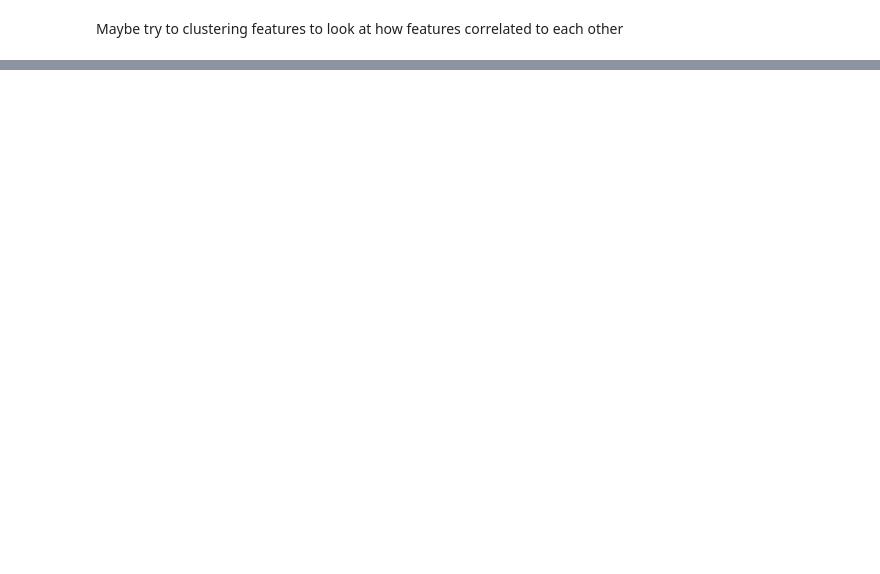
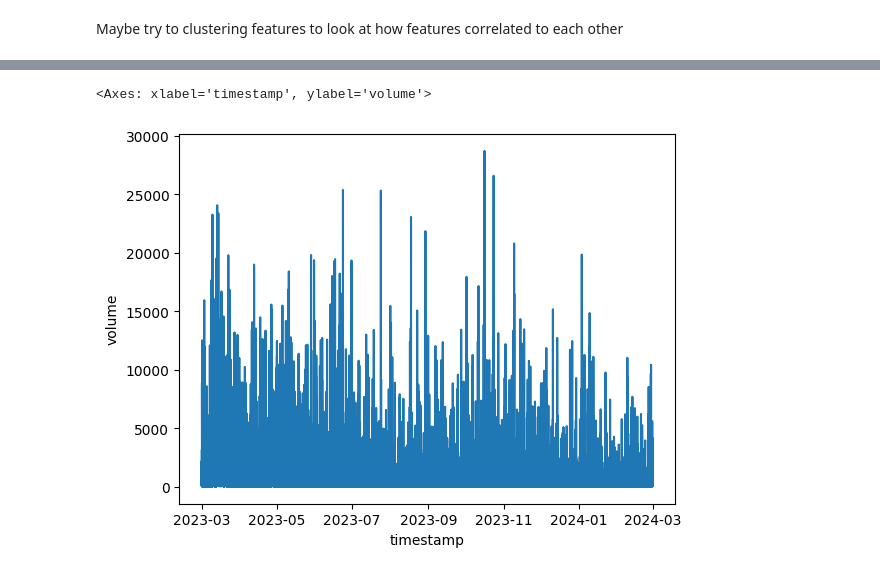
Before and after one commit to justpqa/drw-crypto-market-prediction, a Jupyter notebook: eda.ipynb, the cells around one changed output, grey strips where cells are left out. Cells and saved outputs as stored; diff of their text form; code cells hidden in the pictures; blank space fills up the shorter version.

```diff
--- a/eda.ipynb
+++ b/eda.ipynb
@@ -935,0 +545,6 @@ clusters_df[clusters_df["cluster"] == 20]["var"].tolist()
+# %%
+volume_over_time = train_df.select(["timestamp", "volume"]).collect().to_pandas()
+sns.lineplot(data = volume_over_time, x = "timestamp", y = "volume")
+# %% [output]
+<Axes: xlabel='timestamp', ylabel='volume'>
+[figure, added]
```
Also changed, not shown: parts of 44 cells of this notebook, 11 other files.
